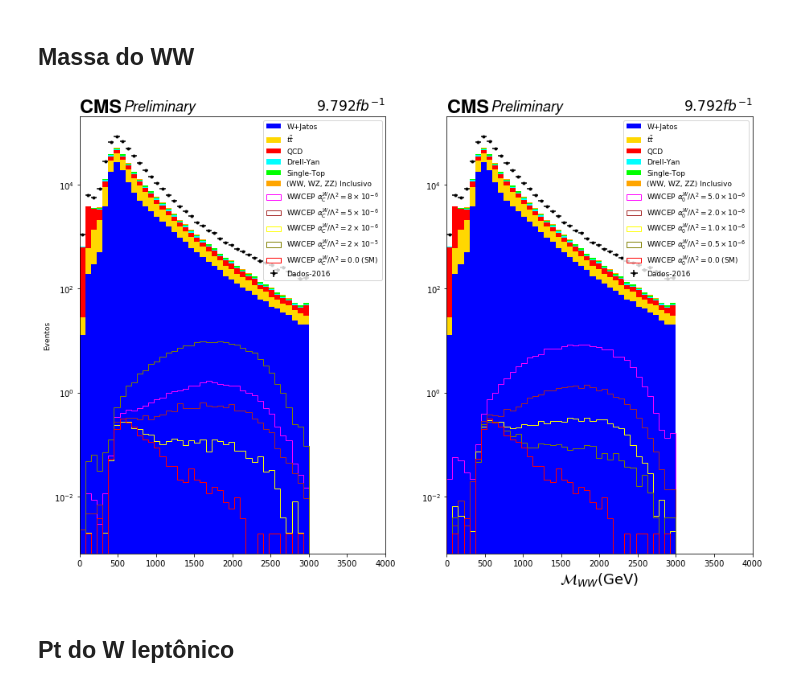
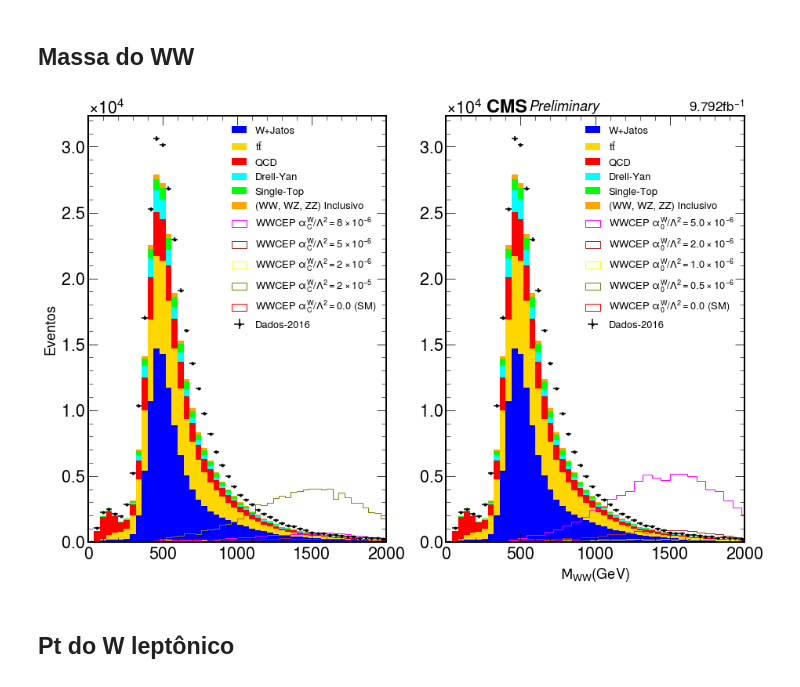
Before and after one commit to teteumac/Acoplamento-Quartico-Anomalo, a Jupyter notebook: Miguel/Data_Investigation_new.ipynb, the cells around one changed output. Saved outputs shown, nothing was run; the diff lists cells and outputs as text; code cells hidden in the pictures.

```diff
--- a/Miguel/Data_Investigation_new.ipynb
+++ b/Miguel/Data_Investigation_new.ipynb
@@ -8,6 +8,8 @@ import awkward1 as ak
 import pandas as pd
 import mplhep as hep
 import seaborn as sns
+# %%
+plt.style.use(hep.style.ROOT)
 # %%
 PATH = "/eos/home-m/matheus/output_AQAg/" # Caminho comum para todos os arquivos .h5
 # %% [markdown]
@@ -527,4 +565,4 @@ Data_C = open_file( PATH + 'output-Data_C.h5')
 Data_G = open_file( PATH + 'output-Data_G.h5')
 Data_H = open_file( PATH + 'output-Data_H.h5')
 # %%
-Dadinhos_reais = np.concatenate( ( Data_B , Data_C ,  Data_G ,  Data_H ) , axis = 0 )
+Dadinhos_reais = np.concatenate( ( Data_B , Data_C ,  Data_G ) , axis = 0 )
@@ -609,7 +647,12 @@ def lista_signal_1(var):
 # %% [markdown]
 ## Lista com as normalizações. Insere ele no 'weights = lista...' dentro do método plt.hist()
 # %%
-lista_norm_back = [ WJets[:,12], TTbar[:,12], QCD[:,12], Drell_Yan[:,12], single_top[:,12], VV_inclusivo[:,12] ]
+num = 25
+lista_norm_back = [ WJets[:,num], TTbar[:,num], QCD[:,num], Drell_Yan[:,num], single_top[:,num], VV_inclusivo[:,num] ]
+lista_norm_back_PU = [ WJets[:,12], TTbar[:,12], QCD[:,12], Drell_Yan[:,12], single_top[:,12], VV_inclusivo[:,12] ]
 # %%
-lista_signal_0_norm = [ SM[:,12] , ANOMALO1[:,12] , ANOMALO2[:,12] , ANOMALO3[:,12] , ANOMALO4[:,12] ]
-lista_signal_1_norm = [ SM[:,12] , ANOMALO5[:,12] , ANOMALO6[:,12] , ANOMALO7[:,12] , ANOMALO8[:,12] ]
+num2 = 25
+lista_signal_0_norm = [ SM[:,num2] , ANOMALO1[:,num2] , ANOMALO2[:,num2] , ANOMALO3[:,num2] , ANOMALO4[:,num2] ]
+lista_signal_0_norm_PU = [ SM[:,12] , ANOMALO1[:,12] , ANOMALO2[:,12] , ANOMALO3[:,12] , ANOMALO4[:,12] ]
+lista_signal_1_norm = [ SM[:,num2] , ANOMALO5[:,num2] , ANOMALO6[:,num2] , ANOMALO7[:,num2] , ANOMALO8[:,num2] ]
+lista_signal_1_norm_PU = [ SM[:,12] , ANOMALO5[:,12] , ANOMALO6[:,12] , ANOMALO7[:,12] , ANOMALO8[:,12] ]
@@ -618,30 +689,30 @@ lista_signal_1_norm = [ SM[:,12] , ANOMALO5[:,12] , ANOMALO6[:,12] , ANOMALO7[:,
 # %%
 #fazer uma função para montar os plots depois
 fig, axes = plt.subplots( 1, 2, figsize=(15,10) )
 
-counts_1, bin_edges_1 = np.histogram( Dadinhos_reais[:,0] , bins = 40, range = (0,3000) )
+counts_1, bin_edges_1 = np.histogram( Dadinhos_reais[:,0] , bins = 50, range = (0,2000) )
 errors_1 = np.sqrt( counts_1 )
 bin_centres_1 = ( bin_edges_1[:-1] + bin_edges_1[1:] ) / 2.
 
-axes[0].hist( lista_backgr(0) , bins = 40, range = (0,3000), stacked = True , weights = lista_norm_back , label = label_back , color = ['blue','gold','red','cyan','lime','orange'] )
-axes[0].hist( lista_signal_0(0) , bins = 40, range = (0,3000), histtype = 'step', weights = lista_signal_0_norm , label = label_signal_0 , color = ['red','olive','yellow','brown','fuchsia'] )
+axes[0].hist( lista_backgr(0) , bins = 50, range = (0,2000), stacked = True , weights = lista_norm_back , label = label_back , color = ['blue','gold','red','cyan','lime','orange'] )
+axes[0].hist( lista_signal_0(0) , bins = 50, range = (0,2000), histtype = 'step', weights = lista_signal_0_norm, label = label_signal_0 , color = ['red','olive','yellow','brown','fuchsia'] )
 axes[0].errorbar( bin_centres_1, counts_1, yerr=errors_1, xerr=abs(bin_centres_1[4] - bin_centres_1[5])/2,fmt='.', label = 'Dados-2016', color = 'black' )
-axes[0].legend(loc='best', fontsize=9)
-axes[0].set_xlim(0,4000)
-axes[0].set_ylabel('Eventos', fontsize = 9)
-axes[0].set_yscale('log')
-axes[0] = hep.cms.label(llabel="Preliminary", rlabel="$9.792 fb^{-1}$", ax = axes[0] , fontsize = 18)
+axes[0].legend(loc='best', fontsize=13)
+axes[0].set_xlim(0,2000)
+axes[0].set_ylabel('Eventos', fontsize = 18)
+axes[0].ticklabel_format( axis = "y", style = "sci", scilimits = ( 0,3 ), useMathText = True)
+#axes[0] = hep.cms.label(llabel="Preliminary", rlabel="$9.792 fb^{-1}$", ax = axes[0] , fontsize = 18)
 
-axes[1].hist( lista_backgr(0) , bins = 40, range = (0,3000), stacked = True , weights = lista_norm_back , label = label_back , color = ['blue','gold','red','cyan','lime','orange'] )
-axes[1].hist( lista_signal_1(0) , bins = 40, range = (0,3000), histtype = 'step' , weights = lista_signal_1_norm , label = label_signal_1 , color = ['red','olive','yellow','brown','fuchsia'] )
+axes[1].hist( lista_backgr(0) , bins = 50, range = (0,2000), stacked = True , weights = lista_norm_back , label = label_back , color = ['blue','gold','red','cyan','lime','orange'] )
+axes[1].hist( lista_signal_1(0) , bins = 50, range = (0,3000), histtype = 'step' , weights = lista_signal_1_norm , label = label_signal_1 , color = ['red','olive','yellow','brown','fuchsia'] )
 axes[1].errorbar( bin_centres_1, counts_1, yerr=errors_1, xerr=abs(bin_centres_1[4] - bin_centres_1[5])/2,fmt='.', label = 'Dados-2016', color = 'black' )
-axes[1].legend(loc='best', fontsize=9)
-axes[1].set_xlim(0,4000)
+axes[1].legend(loc='best', fontsize=13)
+axes[1].set_xlim(0,2000)
 axes[1].set_xlabel(r'$\mathcal{M}_{WW}$(GeV)', fontsize = 18)
-axes[1].set_yscale('log')
+axes[1].ticklabel_format( axis = "y", style = "sci", scilimits = ( 0,3 ), useMathText = True)
 axes[1] = hep.cms.label(llabel="Preliminary", rlabel="$9.792 fb^{-1}$", ax = axes[1] , fontsize = 18)
 # %% [output]
-[figure, old version]
+[figure, new version]
 # %% [markdown]
 ## Pt do W leptônico
 # %%
```
Also changed, not shown: parts of 21 cells of this notebook.
